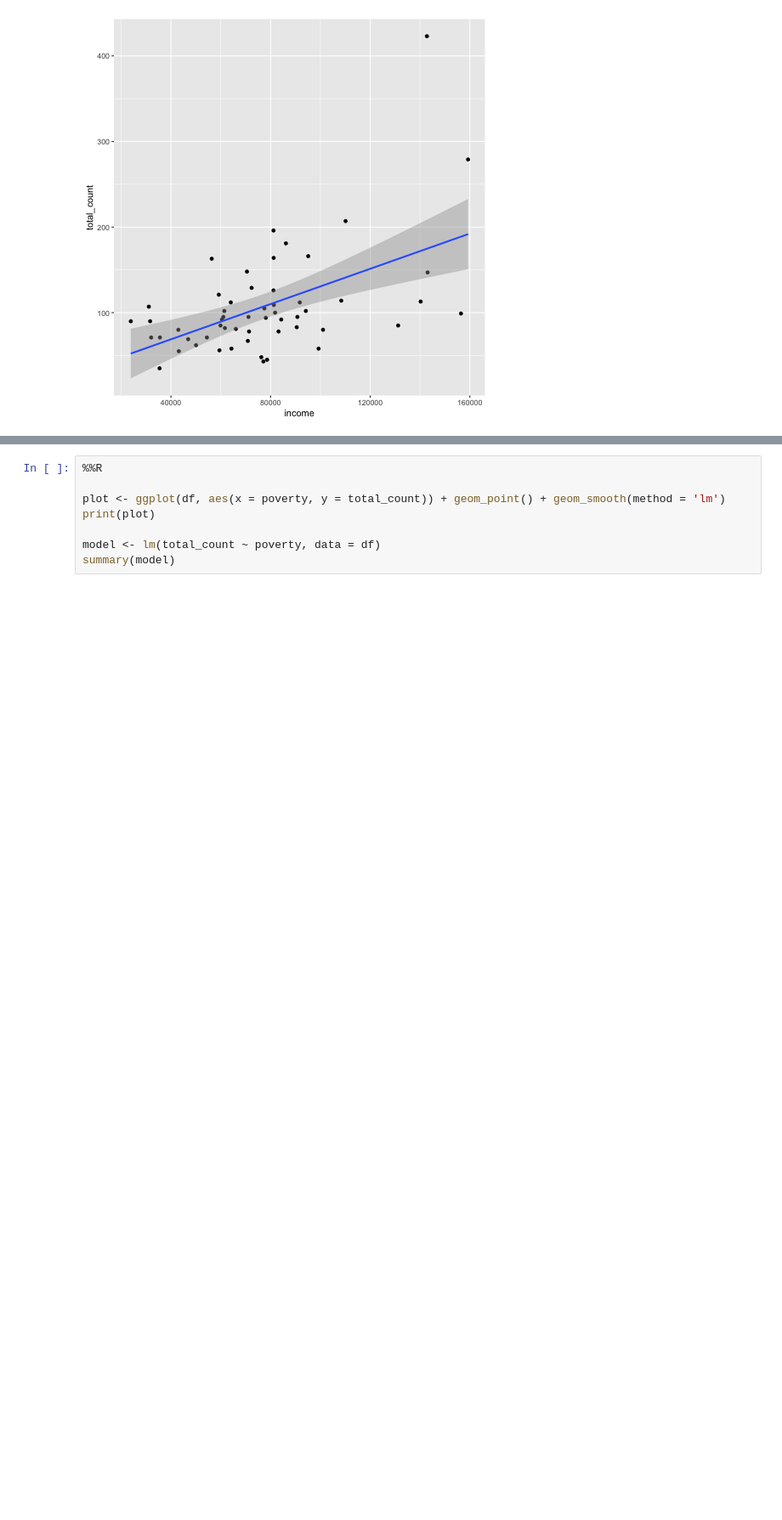
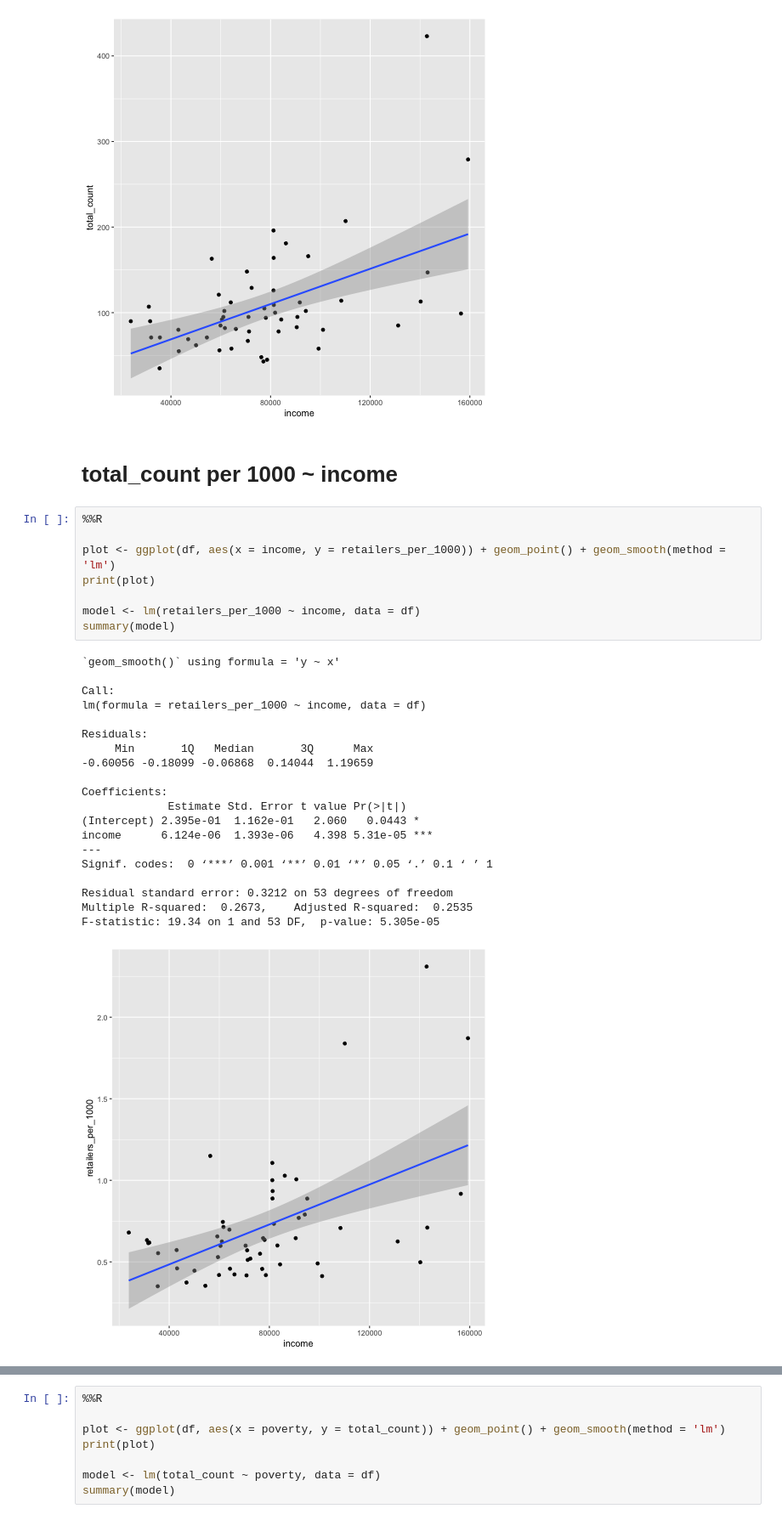
Before and after one commit to dlaiu/smoke-shops-regression, a Jupyter notebook: regression-cb.ipynb, the cells around one changed output, grey strips where cells are left out. Shown at 85% size. Saved outputs shown, nothing was run; the diff lists cells and outputs as text; blank space fills up the shorter version.

```diff
--- a/regression-cb.ipynb
+++ b/regression-cb.ipynb
@@ -191,3 +263,34 @@ Residual standard error: 53.93 on 53 degrees of freedom
 Multiple R-squared:  0.268,     Adjusted R-squared:  0.2542
 F-statistic: 19.41 on 1 and 53 DF,  p-value: 5.166e-05
 [figure]
+# %% [markdown]
+# total_count per 1000 ~ income
+# %%
+%%R
+
+plot <- ggplot(df, aes(x = income, y = retailers_per_1000)) + geom_point() + geom_smooth(method = 'lm')
+print(plot)
+
+model <- lm(retailers_per_1000 ~ income, data = df)
+summary(model)
+# %% [output]
+`geom_smooth()` using formula = 'y ~ x'
+
+Call:
+lm(formula = retailers_per_1000 ~ income, data = df)
+
+Residuals:
+     Min       1Q   Median       3Q      Max
+-0.60056 -0.18099 -0.06868  0.14044  1.19659
+
+Coefficients:
+             Estimate Std. Error t value Pr(>|t|)
+(Intercept) 2.395e-01  1.162e-01   2.060   0.0443 *
+income      6.124e-06  1.393e-06   4.398 5.31e-05 ***
+---
+Signif. codes:  0 ‘***’ 0.001 ‘**’ 0.01 ‘*’ 0.05 ‘.’ 0.1 ‘ ’ 1
+
+Residual standard error: 0.3212 on 53 degrees of freedom
+Multiple R-squared:  0.2673,    Adjusted R-squared:  0.2535
+F-statistic: 19.34 on 1 and 53 DF,  p-value: 5.305e-05
+[figure, added]
```
Also changed, not shown: parts of 30 cells of this notebook, 9 other files.
